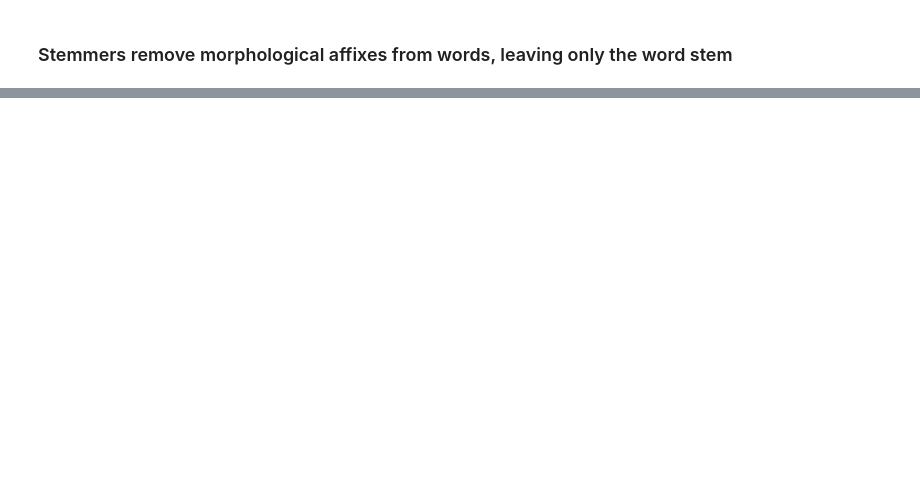
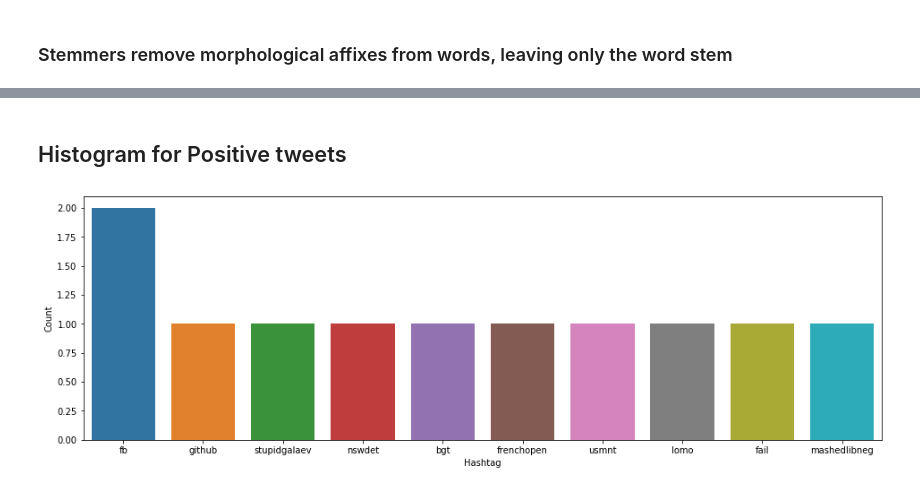
Before and after one commit to VictorCampelo/Deploy-Twitter-Sentiment-Analyzer, a Jupyter notebook: npl_sentiment_analysis.ipynb, the cells around one changed output, grey strips where cells are left out. Cells and saved outputs as stored; diff of their text form; code cells hidden in the pictures; blank space fills up the shorter version.

```diff
--- a/npl_sentiment_analysis.ipynb
+++ b/npl_sentiment_analysis.ipynb
@@ -128,0 +202,21 @@ Name: tweet, dtype: object
+# %%
+# function to collect hashtags
+def hashtag_extract(x):
+    hashtag = []
+    # loop over the words
+    for i in x:
+        ht = re.findall(r"#(\w+)",i)
+        hashtag.append(ht)
+    return hashtag
+
+# extract hash from no racist/sexist tweets
+HT_regular = hashtag_extract(df['tweet'][df['label']==0])
+# positive
+HT_negative = hashtag_extract(df['tweet'][df['label']==1])
+HT_regular = sum(HT_regular,[])
+HT_negative = sum(HT_negative,[])
+
+a = nltk.FreqDist(HT_regular)
+d = pd.DataFrame({'Hashtag':list(a.keys()),
+                 'count':list(a.values())})
+d.head()
@@ -128,0 +230,13 @@ Name: tweet, dtype: object
+# %% [markdown]
+## Histogram for Positive tweets
+# %%
+a = nltk.FreqDist(HT_regular)
+d = pd.DataFrame({'Hashtag':list(a.keys()),
+                 'count':list(a.values())})
+d = d.nlargest(columns = "count",n = 10)
+plt.figure(figsize=(16,5))
+ax = sns.barplot(data=d,x = 'Hashtag', y = "count")
+ax.set(ylabel = 'Count')
+plt.show()
+# %% [output]
+[figure, added]
```
Also changed, not shown: parts of 18 cells of this notebook.
